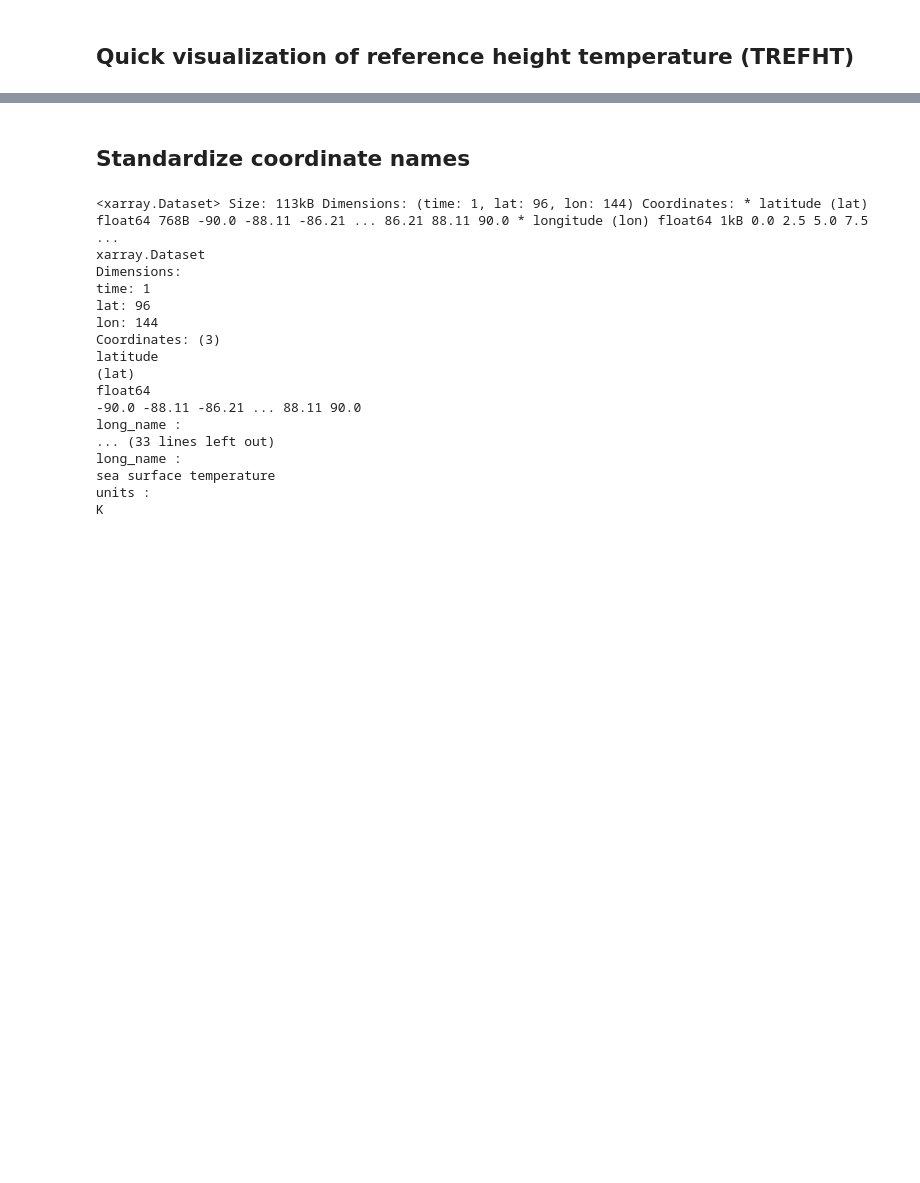
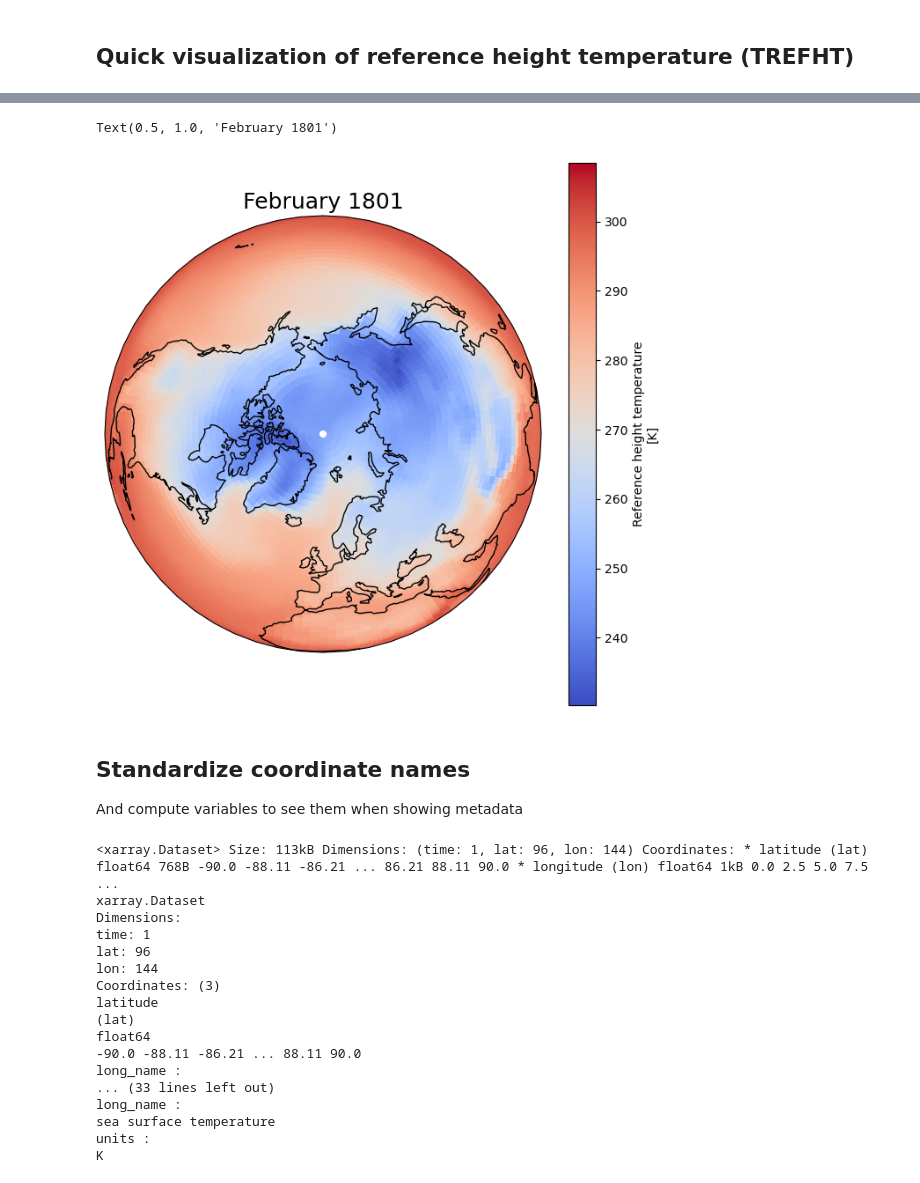
Before and after one commit to tinaok/Hack4RiOMAR, a Jupyter notebook: notebooks/NorESM-regridding.ipynb, the cells around one changed output, grey strips where cells are left out. Cells and saved outputs as stored; diff of their text form; code cells hidden in the pictures; blank space fills up the shorter version.

```diff
--- a/notebooks/NorESM-regridding.ipynb
+++ b/notebooks/NorESM-regridding.ipynb
@@ -119,5 +170,23 @@ topography_file :
+# %%
+fig = plt.figure(1, figsize=[8, 8])
+
+# We're using cartopy and are plotting in Orthographic projection
+# (see documentation on cartopy)
+ax = plt.subplot(1, 1, 1, projection=ccrs.Orthographic(0, 90))
+ax.coastlines()
+
+# We need to project our data to the new Orthographic projection and for this we use `transform`.
+# we set the original data projection in transform (here PlateCarree)
+ds['TREFHT'].isel(time=0).squeeze().plot(ax=ax, transform=ccrs.PlateCarree(), cmap='coolwarm')
+
+# One way to customize your title
+plt.title(ds.time.values[0].strftime("%B %Y"), fontsize=18)
+# %% [output]
+Text(0.5, 1.0, 'February 1801')
+[figure, added]
 # %% [markdown]
 ## Standardize coordinate names
+And compute variables to see them when showing metadata
 # %%
 ds["lat"] = ds["lat"].assign_attrs(standard_name="latitude")
 ds["lon"] = ds["lon"].assign_attrs(standard_name="longitude")
```
Also changed, not shown: parts of 41 cells of this notebook.
